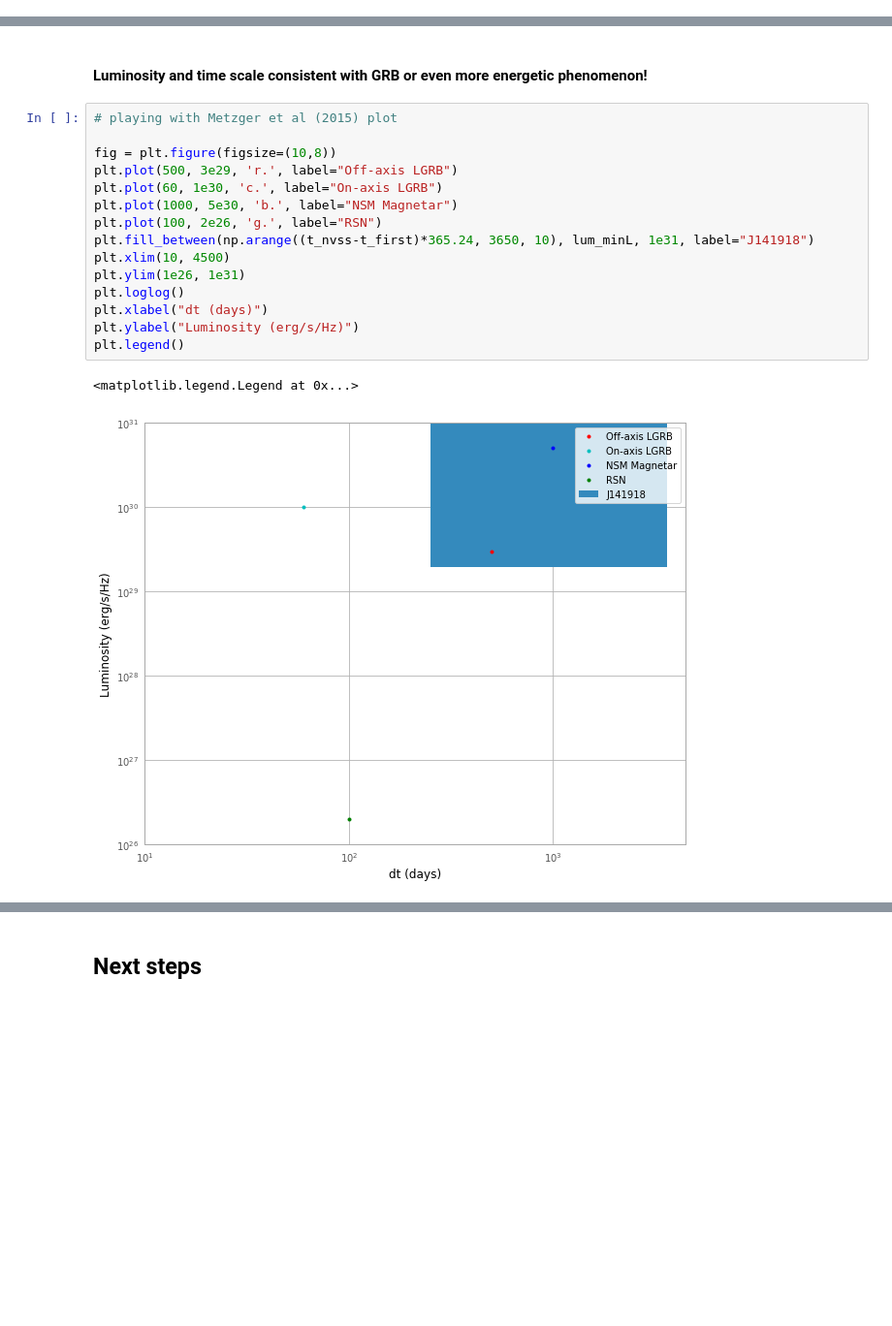
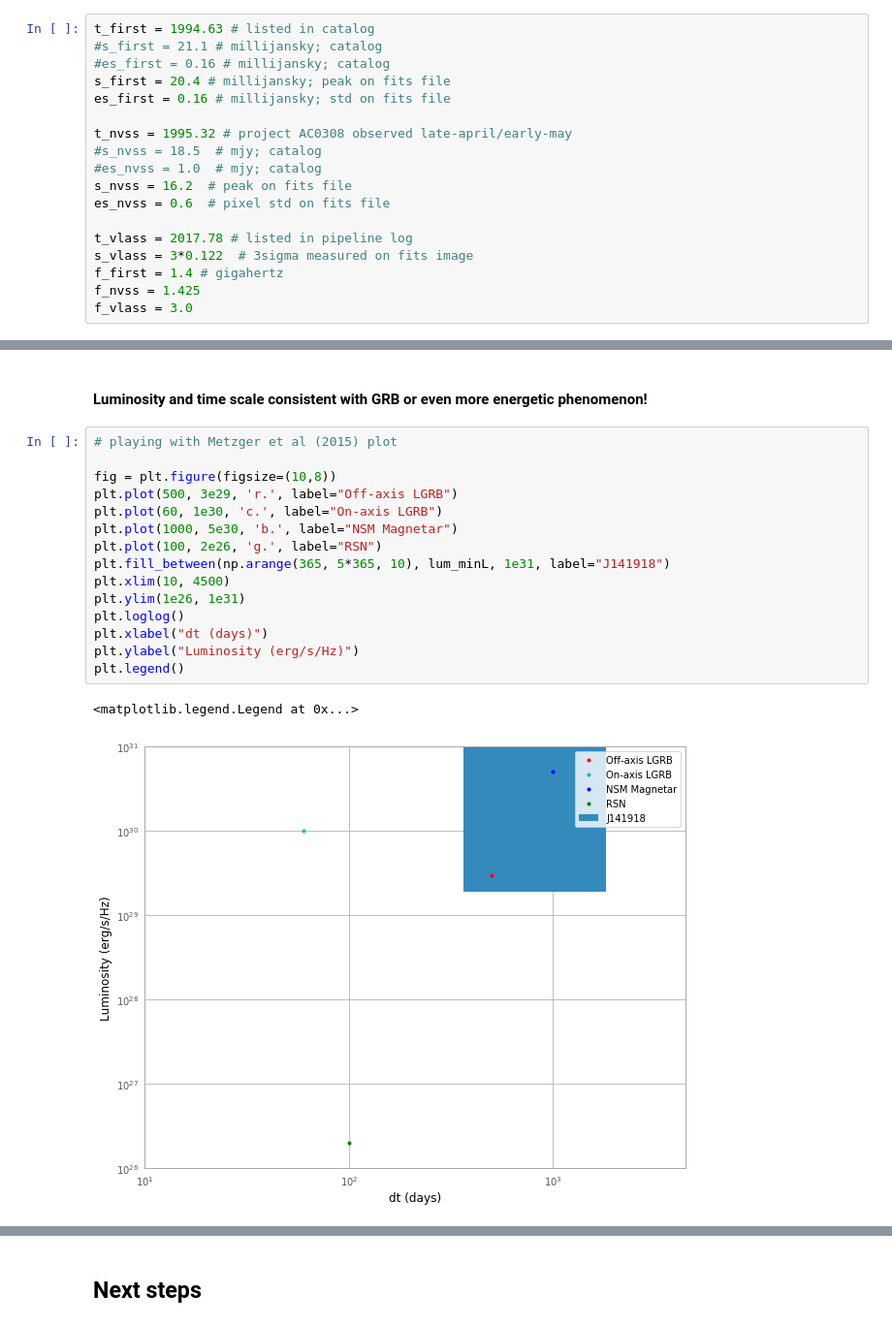
Before and after one commit to caseyjlaw/vlass_query, a Jupyter notebook: J141918.855+394036.03.ipynb, the cells around one changed output, grey strips where cells are left out. Shown at 97% size. Saved outputs shown, nothing was run; the diff lists cells and outputs as text; blank space fills up the shorter version.

```diff
--- a/J141918.855+394036.03.ipynb
+++ b/J141918.855+394036.03.ipynb
@@ -178,0 +178,18 @@ Compare to Metzger et al (2018), on rates and lightcurves or radio transients.
+# %%
+t_first = 1994.63 # listed in catalog
+#s_first = 21.1 # millijansky; catalog
+#es_first = 0.16 # millijansky; catalog
+s_first = 20.4 # millijansky; peak on fits file
+es_first = 0.16 # millijansky; std on fits file
+
+t_nvss = 1995.32 # project AC0308 observed late-april/early-may
+#s_nvss = 18.5  # mjy; catalog
+#es_nvss = 1.0  # mjy; catalog
+s_nvss = 16.2  # peak on fits file
+es_nvss = 0.6  # pixel std on fits file
+
+t_vlass = 2017.78 # listed in pipeline log
+s_vlass = 3*0.122  # 3sigma measured on fits image
+f_first = 1.4 # gigahertz
+f_nvss = 1.425
+f_vlass = 3.0
@@ -181,18 +415,18 @@ Compare to Metzger et al (2018), on rates and lightcurves or radio transients.
 # %%
 # playing with Metzger et al (2015) plot
 
 fig = plt.figure(figsize=(10,8))
 plt.plot(500, 3e29, 'r.', label="Off-axis LGRB")
 plt.plot(60, 1e30, 'c.', label="On-axis LGRB")
 plt.plot(1000, 5e30, 'b.', label="NSM Magnetar")
 plt.plot(100, 2e26, 'g.', label="RSN")
-plt.fill_between(np.arange((t_nvss-t_first)*365.24, 3650, 10), lum_minL, 1e31, label="J141918")
+plt.fill_between(np.arange(365, 5*365, 10), lum_minL, 1e31, label="J141918")
 plt.xlim(10, 4500)
 plt.ylim(1e26, 1e31)
 plt.loglog()
 plt.xlabel("dt (days)")
 plt.ylabel("Luminosity (erg/s/Hz)")
 plt.legend()
 # %% [output]
 <matplotlib.legend.Legend at 0x...>
-[figure, old version]
+[figure, new version]
```
Also changed, not shown: parts of 53 cells of this notebook, 3 other files.
